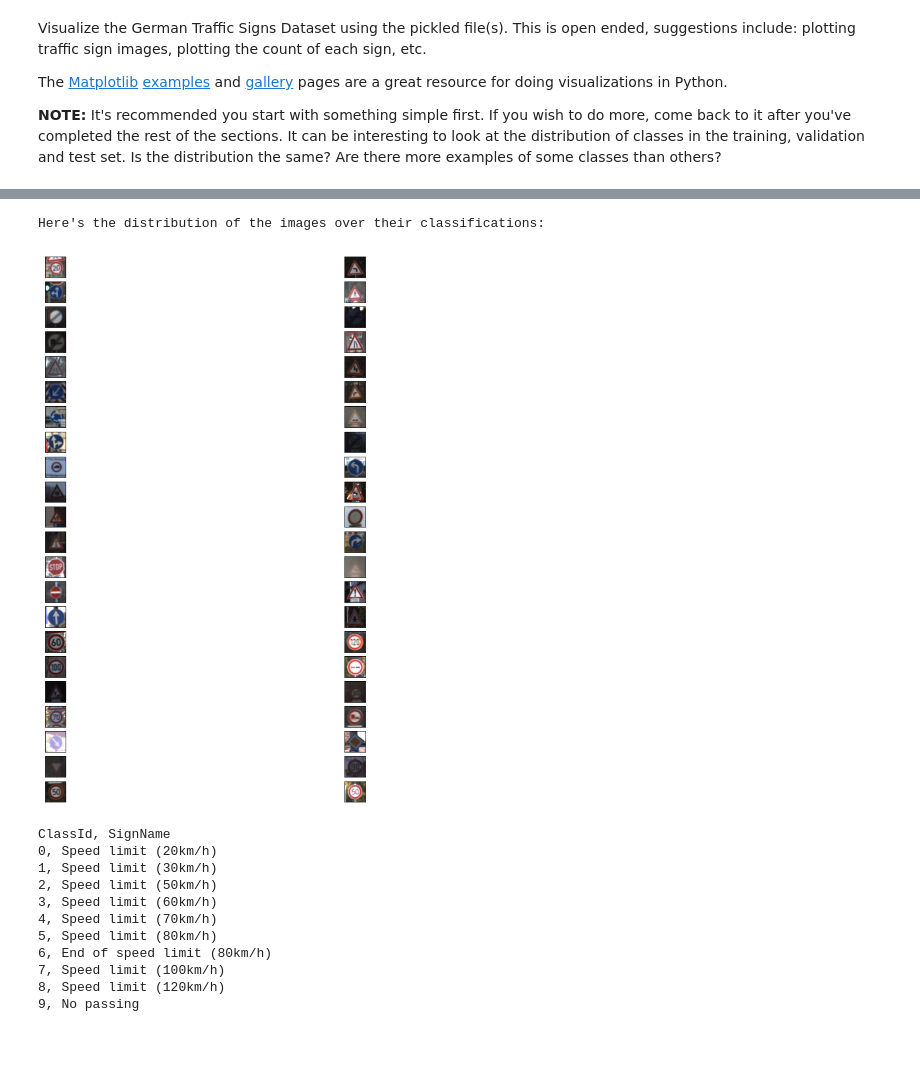
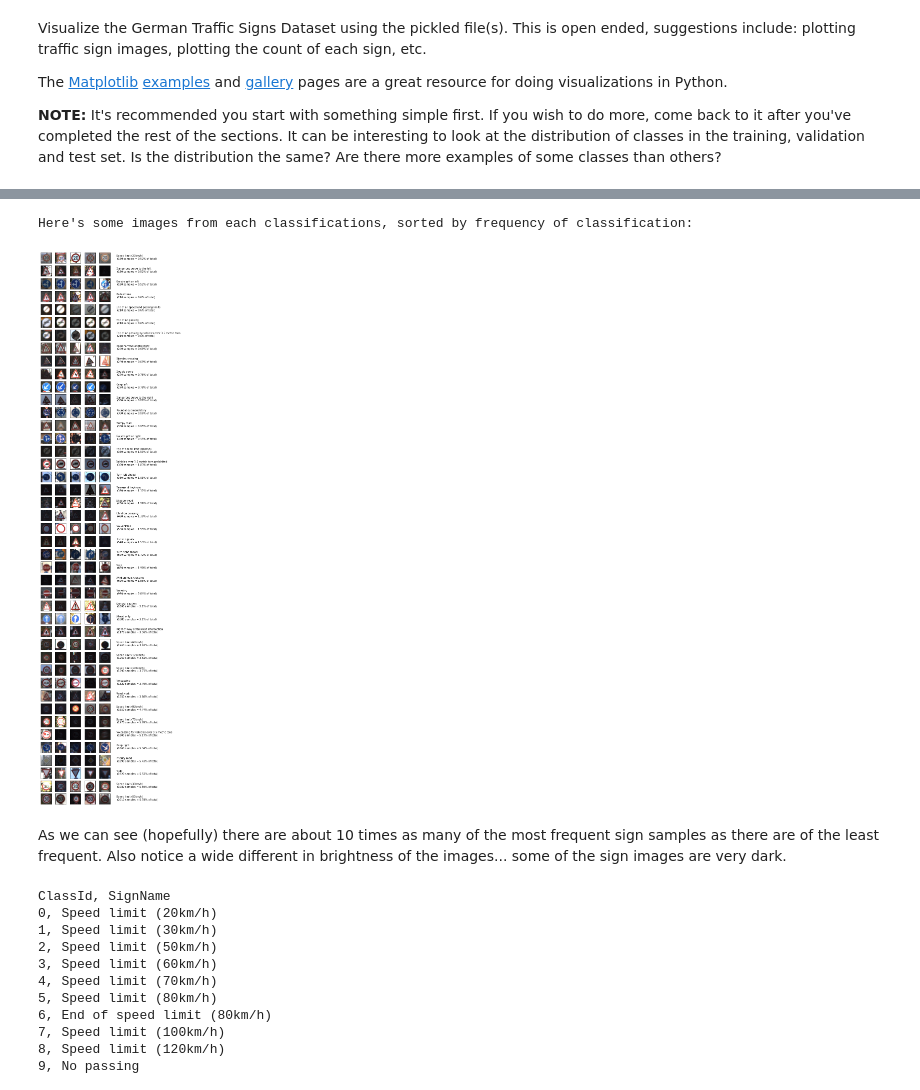
Before and after one commit to agonystyx/CarND-Traffic-Sign-Classifier-Project, a Jupyter notebook: Traffic_Sign_Classifier.ipynb, the cells around one changed output, grey strips where cells are left out. Drawn from its saved outputs; the diff is of its cells as text; code cells hidden in the pictures; blank space fills up the shorter version.

Commit message:
add some data visualizations

```diff
--- a/Traffic_Sign_Classifier.ipynb
+++ b/Traffic_Sign_Classifier.ipynb
@@ -132,73 +132,55 @@ with open('signnames.csv') as csvfile:
         #print(row[1])
         class_names.append(str(row[1]))
 
 class_names = class_names[1:]
 
-print("Here's the distribution of the images over their classifications:")
 
 
 num_each, bin_edge  = np.histogram(y_train, bins=n_classes)
-#, orientation='horizontal',facecolor='brown', edgecolor='gray')
-
-#print(num_each)
 
 
+# this is a list of classes by order of frequency in the training set
 sorted_indices =[b[0] for b in sorted(enumerate(num_each),key=lambda i:i[1])]
 
-#print(sorted_indices)
+num_to_show = 5
+count = 1
 
 
-# would like to show
-# speed limit 20 km/h  [] [] [] [] <-  images num proportional to num samples
+print("Here's some images from each classifications, sorted by frequency of classification:")
 
+fig = plt.figure(figsize=(5,40))
 
-#sorted_num_each = []
-#for ind in sorted_indices:
-#    print('{}: {}'.format(ind, num_each[ind]) )
-#    sorted_num_each.append(num_each[ind])
+# show some random images of each class
+for class_index in sorted_indices:
 
-images_classed = []
-for index in range(n_classes):
-    images_classed.append(  np.where(y_train==index) )
+    for img in range(num_to_show):
 
-num_cols = 1
-num_rows = math.ceil(n_classes/num_cols)
+        list_of_image_indices = np.where(y_train==class_index)[0]
 
-# MAYBE have subplots for text
-# [img] ... [img] [plt.text]
+        image_pos = list_of_image_indices[random.randint(0, len(list_of_image_indices)-1)]
+        image = X_train[image_pos]
 
-num_to_show = 2
-
-fig = plt.figure(figsize=(15,30))
-for index in range(n_classes):
-
-    class_index = sorted_indices[index]
-
-    for img in range(1,num_to_show+1):
-
-        ax = fig.add_subplot(n_classes, num_to_show, index+img)
-
+        # plot config details
+        ax = fig.add_subplot(n_classes, num_to_show, count)
         ax.xaxis.set_ticks_position('none')
         ax.yaxis.set_ticks_position('none')
         ax.set_xticks([])
         ax.set_yticks([])
 
-        indices_of_images = images_classed[ class_index ][0]
-
-        image_pos = indices_of_images[random.randint(0, len(indices_of_images))]
-        image = X_train[image_pos]
-
-   #     if(img == num_to_show -1):
-   #         plt.text(50,20,'{}\n ({} samples)'.format(class_names[class_index], num_each[class_index]))
-
         plt.imshow(image)
 
+        count = count + 1
 
+    # display a summary
+    percent =  round( (num_each[class_index] / n_train)*100, 2)
 
-   # print( sorted_indices[index] )
+    plt.text(50,20,'{}\n ({} samples = {}% of total)'.format(class_names[class_index], num_each[class_index],percent ))
 # %% [output]
-Here's the distribution of the images over their classifications:
+Here's some images from each classifications, sorted by frequency of classification:
-[figure, old version]
+[figure, new version]
+# %% [markdown]
+As we can see (hopefully) there are about 10 times as many of the most frequent sign samples as there are of the least frequent.
+Also notice a wide different in brightness of the images... some of the sign images are very dark.
 # %%
 # %% [output]
 ClassId, SignName
```
Also changed, not shown: parts of 1 cell of this notebook.
